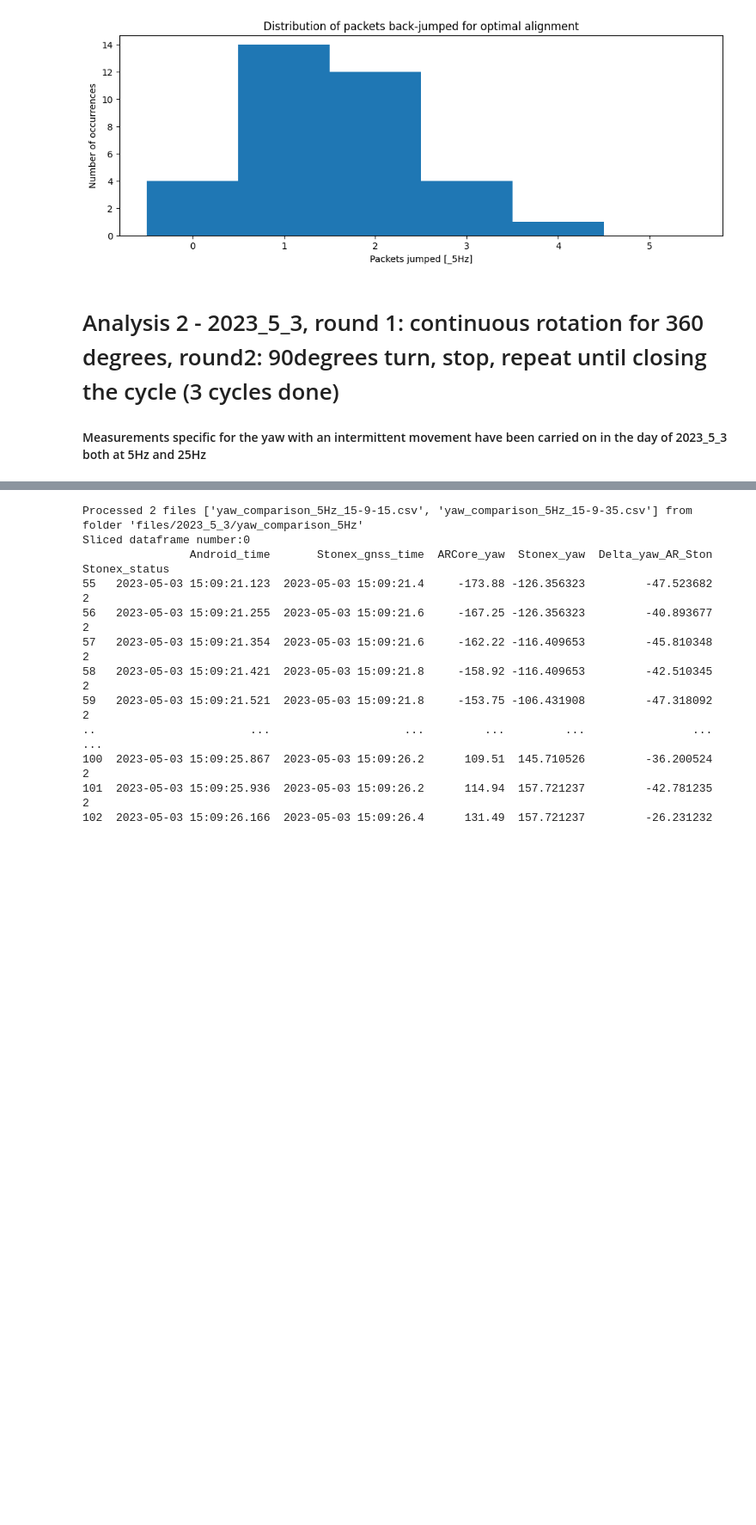
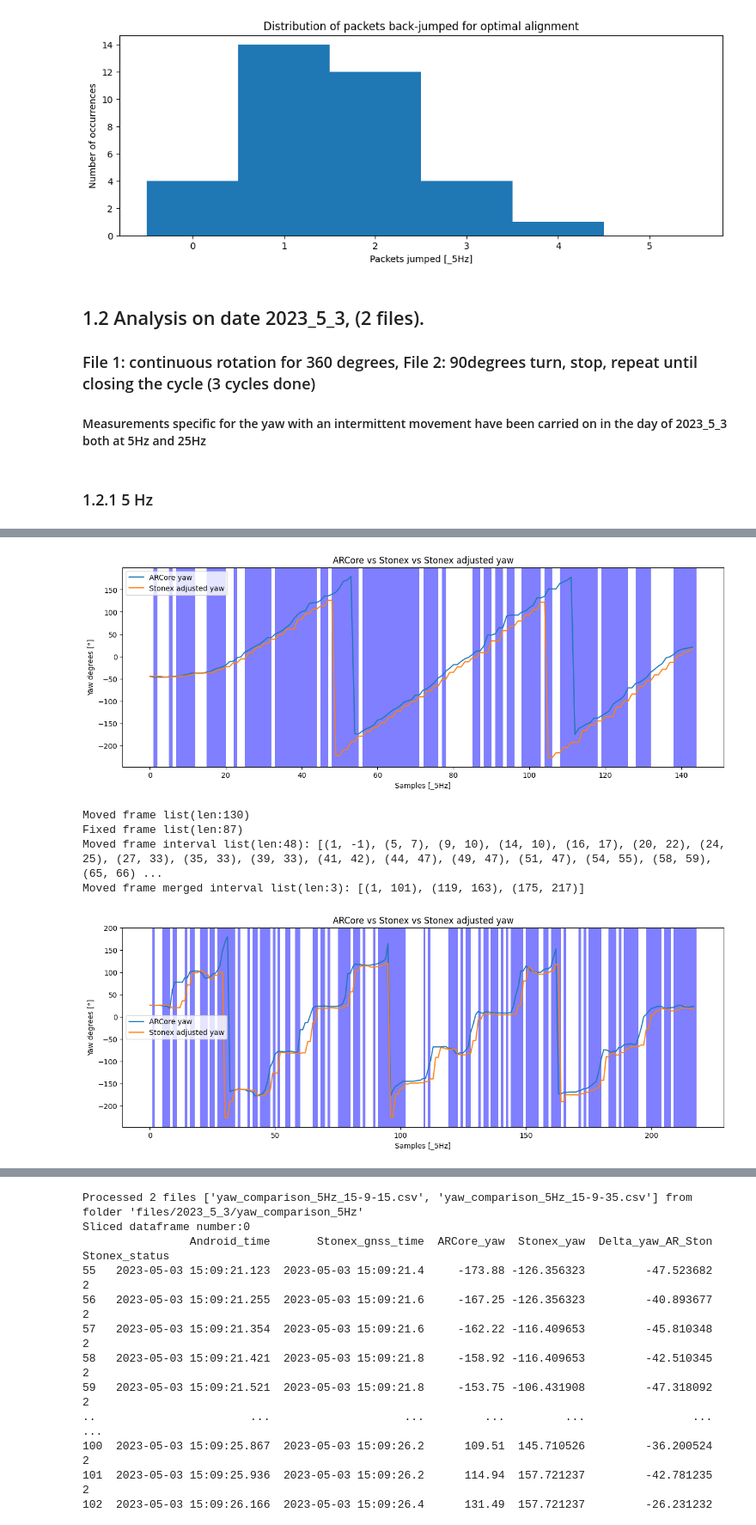
Before and after one commit to KevinDepedri/Spatial-Temporal-Calibration-for-Outdoor-Location-Based-Augmented-Reality, a Jupyter notebook: temporal_calibration/yaw_data_processing.ipynb, the cells around one changed output, grey strips where cells are left out. Shown at 86% size. Saved outputs shown, nothing was run; the diff lists cells and outputs as text; code cells hidden in the pictures; blank space fills up the shorter version.

```diff
--- a/temporal_calibration/yaw_data_processing.ipynb
+++ b/temporal_calibration/yaw_data_processing.ipynb
@@ -398,5 +375,11 @@ Sliced dataframe number:0
 [figure]
 [figure]
 # %% [markdown]
-# Analysis 2 - 2023_5_3, round 1: continuous rotation for 360 degrees, round2: 90degrees turn, stop, repeat until closing the cycle (3 cycles done)
+## 1.2 Analysis on date 2023_5_3, (2 files).
+### File 1: continuous rotation for 360 degrees, File 2: 90degrees turn, stop, repeat until closing the cycle (3 cycles done)
 #### Measurements specific for the yaw with an intermittent movement have been carried on in the day of 2023_5_3 both at 5Hz and 25Hz
+# %% [markdown]
+### 1.2.1 5 Hz
+# %%
+interesting_intervals_5hz = find_steep_ranges_of_the_day("files/2023_5_3", "_5Hz", 1, 10, True)
+# %% [output]
@@ -403 +403,7 @@ Sliced dataframe number:0
+[figure, added]
+Moved frame list(len:130)
+Fixed frame list(len:87)
+Moved frame interval list(len:48): [(1, -1), (5, 7), (9, 10), (14, 10), (16, 17), (20, 22), (24, 25), (27, 33), (35, 33), (39, 33), (41, 42), (44, 47), (49, 47), (51, 47), (54, 55), (58, 59), (65, 66) ...
+Moved frame merged interval list(len:3): [(1, 101), (119, 163), (175, 217)]
+[figure, added]
 # %%
```
Also changed, not shown: parts of 23 cells of this notebook, 3 other files.
